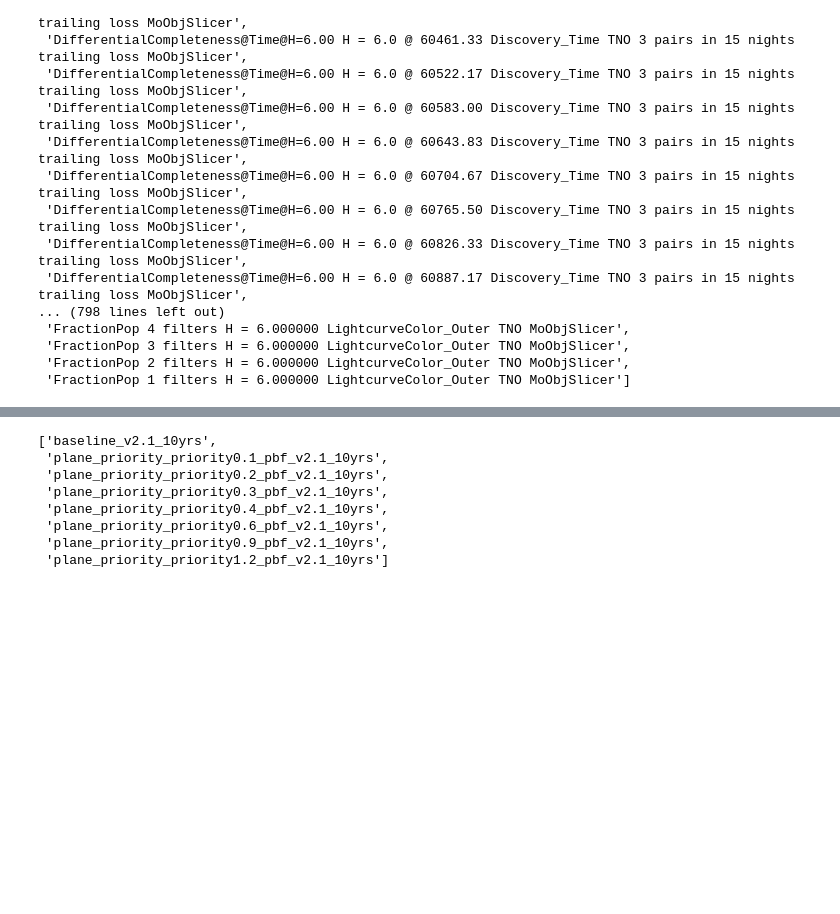
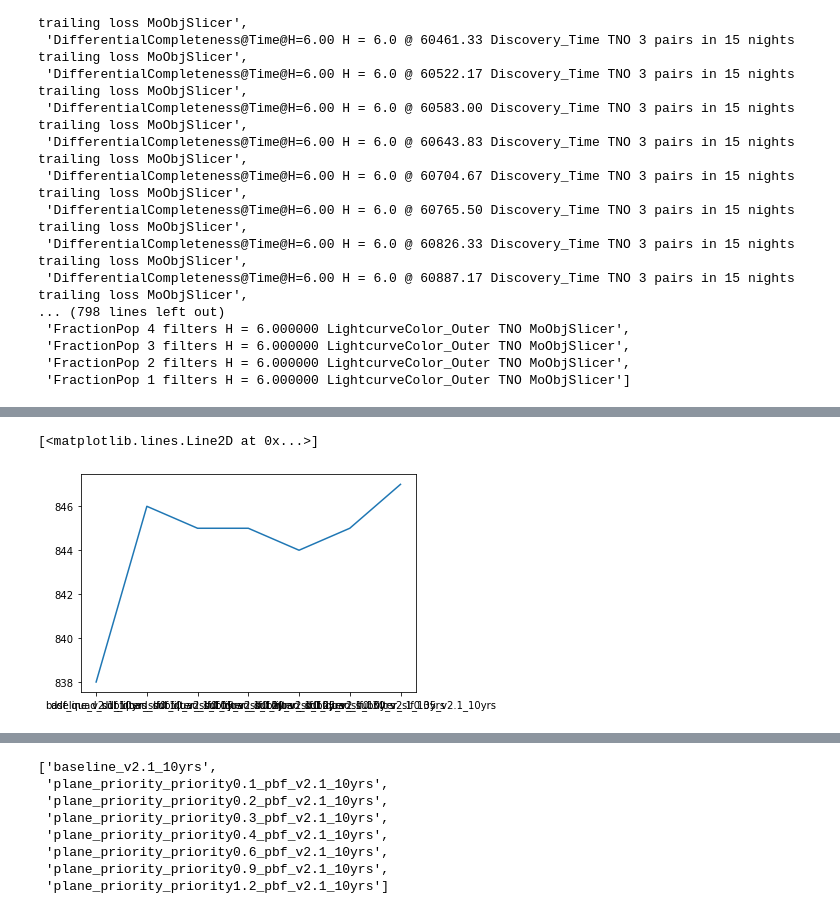
Before and after one commit to lsst-sims/sims_featureScheduler_runs2.1, a Jupyter notebook: maf/combined_look.ipynb, the cells around one changed output, grey strips where cells are left out. Cells and saved outputs as stored; diff of their text form; code cells hidden in the pictures; blank space fills up the shorter version.

```diff
--- a/maf/combined_look.ipynb
+++ b/maf/combined_look.ipynb
@@ -248,3 +254,9 @@ plt.plot(df['fONv MedianNvis fO  HealpixSlicer'])
+# %%
+runs = [df.index[0]]  + [run for run in df.index if 'subfi' in run]
+plt.plot(df['fONv MedianNvis fO  HealpixSlicer'][runs])
+# %% [output]
+[<matplotlib.lines.Line2D at 0x...>]
+[figure, added]
 # %%
 plt.plot(df['DifferentialCompleteness H = 6.000000 Discovery_N_Chances TNO 3 pairs in 15 nights trailing loss MoObjSlicer'])
 # %% [output]
```
Also changed, not shown: parts of 25 cells of this notebook, 6 other files.
